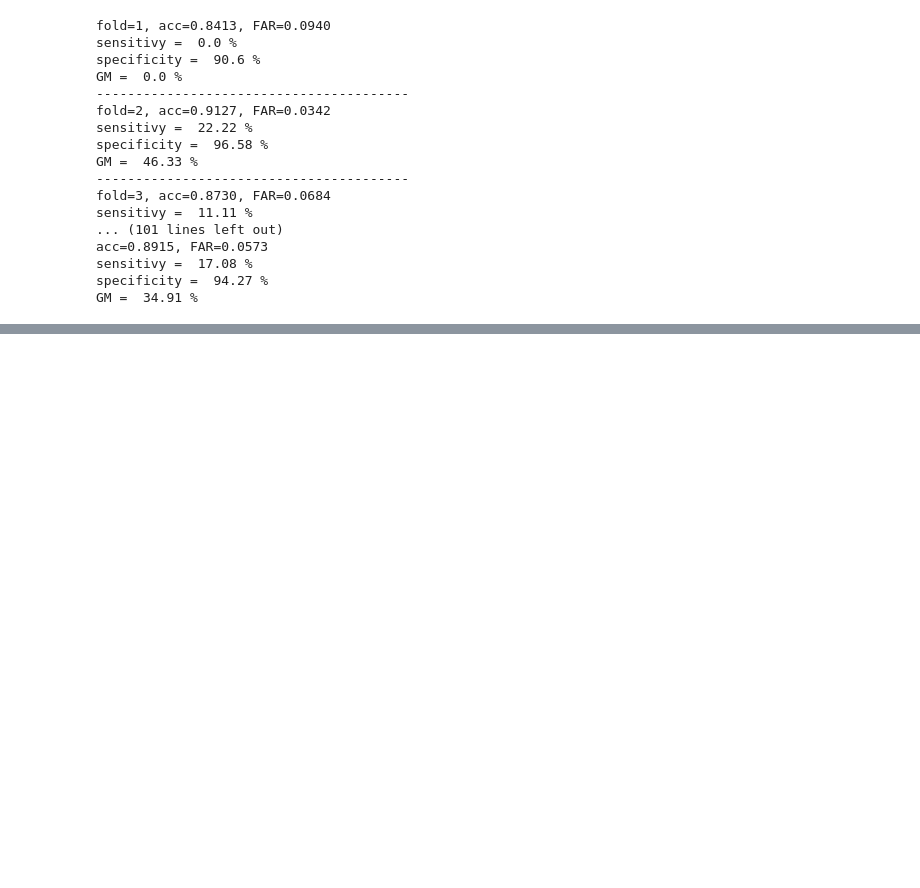
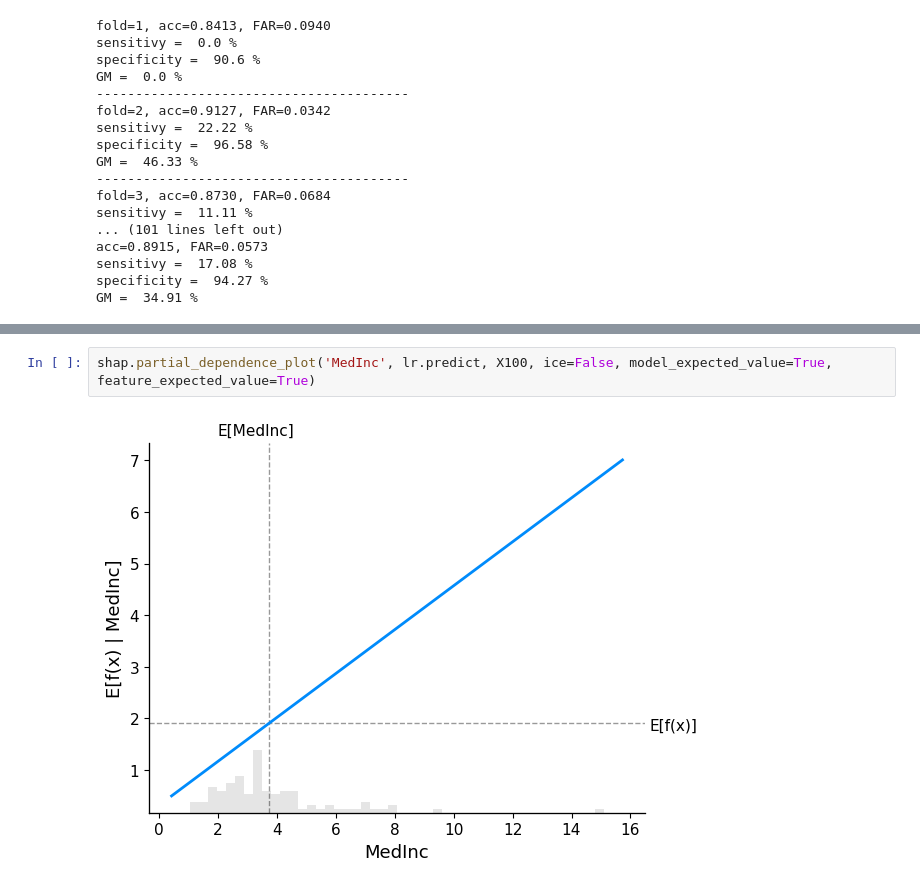
Before and after one commit to JackHuang0125/WHAT_I_DID, a Jupyter notebook: 0 Meeting/0_PAPER_0911.ipynb, the cells around one changed output, grey strips where cells are left out. Drawn from its saved outputs; the diff is of its cells as text; blank space fills up the shorter version.

```diff
--- a/0 Meeting/0_PAPER_0911.ipynb
+++ b/0 Meeting/0_PAPER_0911.ipynb
@@ -575,0 +603,4 @@ GM =  34.91 %
+# %%
+shap.partial_dependence_plot('MedInc', lr.predict, X100, ice=False, model_expected_value=True, feature_expected_value=True)
+# %% [output]
+[figure, added]
```
Also changed, not shown: parts of 10 cells of this notebook.
